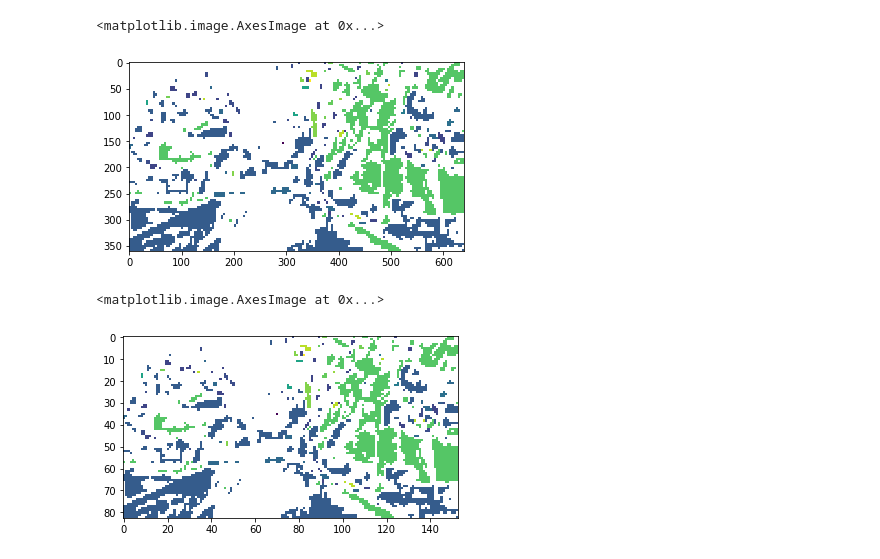
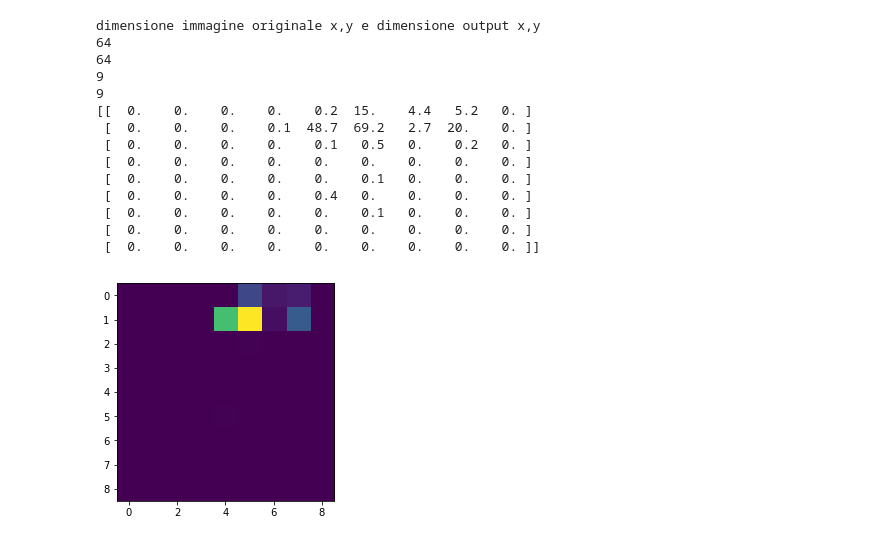
Before and after one commit to cecchilinux/machine_learning, a Jupyter notebook: notebooks/use_FCN.ipynb, the cells around one changed output. Drawn from its saved outputs; the diff is of its cells as text; code cells hidden in the pictures.

```diff
--- a/notebooks/use_FCN.ipynb
+++ b/notebooks/use_FCN.ipynb
@@ -354,19 +258,0 @@ dimensione immagine originale x,y e dimensione output x,y
-# %%
-# print(new_matrix)
-# from pylab import *
-# A = rand(5,5)
-#figure(1)
-new_matrix = np.array(new_matrix)
-new_matrix = np.ma.masked_where(new_matrix < 0, new_matrix)
-plt.imshow(new_matrix)
-#grid(True)
-# %% [output]
-<matplotlib.image.AxesImage at 0x...>
-[figure, removed]
-# %%
-original_matrix = np.array(original_matrix)
-original_matrix = np.ma.masked_where(original_matrix < 0, original_matrix)
-plt.imshow(original_matrix)
-# %% [output]
-<matplotlib.image.AxesImage at 0x...>
-[figure, removed]
@@ -375,0 +259,42 @@ np.set_printoptions(threshold=np.nan)
+# %%
+print("dimensione immagine originale x,y e dimensione output x,y")
+
+print(IMAGE_SIZE_NEW[0])
+print(IMAGE_SIZE_NEW[1])
+num_1 = predicted_proba.shape[1]
+num_2 = predicted_proba.shape[2]
+print(num_1)
+print(num_2)
+
+original_matrix = [[0 for x in range(num_2)] for y in range(num_1)]
+m = 0
+for i in range(0, num_1):
+    for j in range(0, num_2):
+        #original_matrix[i][j] = i1
+        prob = round(predicted_proba[0][i][j][ll]*100, 1)
+        original_matrix[i][j] = prob
+#        if prob > min_prob:
+#            original_matrix[i][j]
+#        else:
+#            original_matrix[i][j] = -255
+#print(original_matrix)
+original_matrix = np.array(original_matrix)
+#original_matrix = np.ma.masked_where(original_matrix < 0, original_matrix)
+plt.imshow(original_matrix)
+print(original_matrix)
+# %% [output]
+dimensione immagine originale x,y e dimensione output x,y
+64
+64
+9
+9
+[[  0.    0.    0.    0.    0.2  15.    4.4   5.2   0. ]
+ [  0.    0.    0.    0.1  48.7  69.2   2.7  20.    0. ]
+ [  0.    0.    0.    0.    0.1   0.5   0.    0.2   0. ]
+ [  0.    0.    0.    0.    0.    0.    0.    0.    0. ]
+ [  0.    0.    0.    0.    0.    0.1   0.    0.    0. ]
+ [  0.    0.    0.    0.    0.4   0.    0.    0.    0. ]
+ [  0.    0.    0.    0.    0.    0.1   0.    0.    0. ]
+ [  0.    0.    0.    0.    0.    0.    0.    0.    0. ]
+ [  0.    0.    0.    0.    0.    0.    0.    0.    0. ]]
+[figure, added]
```
Also changed, not shown: parts of 21 cells of this notebook, 20 other files.
